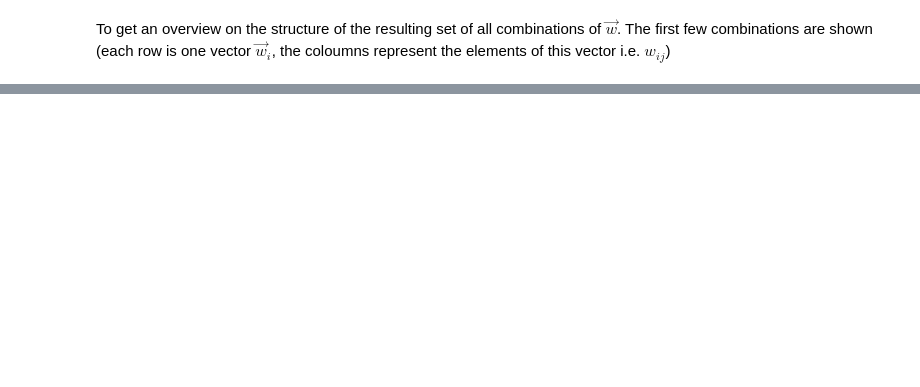
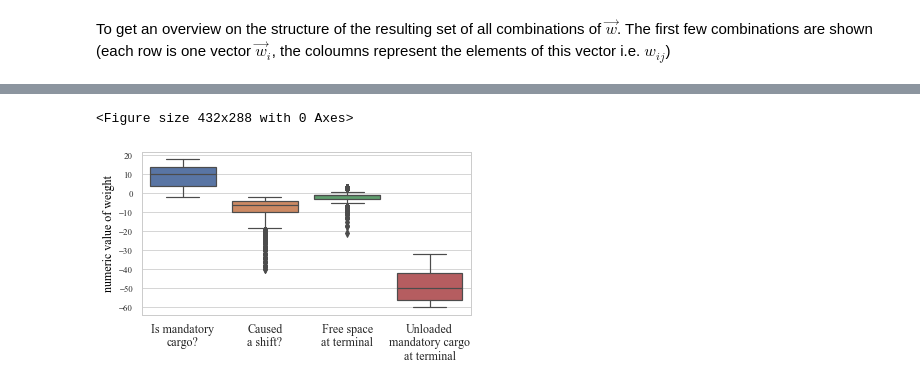
Before and after one commit to sbraun92/thesisSB, a Jupyter notebook: analysis/Reward Shaping.ipynb, the cells around one changed output, grey strips where cells are left out. Drawn from its saved outputs; the diff is of its cells as text; code cells hidden in the pictures; blank space fills up the shorter version.

```diff
--- a/analysis/Reward Shaping.ipynb
+++ b/analysis/Reward Shaping.ipynb
@@ -44,6 +48,6 @@ plt.tight_layout()
 # %%
 # This creates a set of all combinations of w in given ranges
-def makeMeshGrid(w_simpleLoading,w_shifts,w_terminalSpace, w_terminalMand):
-    systems = np.array(np.meshgrid(w_simpleLoading, w_shifts, w_terminalSpace, w_terminalMand)).T.reshape(-1, 4)
+def makeMeshGrid(w_mandatory_cargo,w_shifts,w_terminal_space, w_terminal_mand):
+    systems = np.array(np.meshgrid(w_mandatory_cargo, w_shifts, w_terminal_space, w_terminal_mand)).T.reshape(-1, 4)
 
     return systems
@@ -146,2 +168,4 @@ numberOfStowagePlans_macro = 20
 # %% [markdown]
 To get an overview on the structure of the resulting set of all combinations of $\vec{w}$. The first few combinations are shown (each row is one vector $\vec{w}_i$, the coloumns represent the elements of this vector i.e. $w_{ij}$)
+# %%
+score_of_all_Combinations, all_evaluations = calculate_scores(systems,number_stowage_plans, lanes=10,rows=14,time_info=True)
@@ -147,0 +175,40 @@ To get an overview on the structure of the resulting set of all combinations of
+# %%
+df_bestScores = score_of_all_Combinations[score_of_all_Combinations['Degree of Sort']
+                                          >score_of_all_Combinations['Degree of Sort'].max()*0.95]
+# %%
+sns.despine(left=True)
+sns.set_context("paper")
+#plt.rc('text.latex', preamble=r'\usepackage[T1]{fontenc}')
+plt.rcParams["font.family"] = "Times New Roman"
+plt.rcParams.update({'font.size': 11})
+plt.rcParams.update({'text.color' : "black",
+                     'axes.labelcolor' : "black"})
+
+#plt.tight_layout()
+
+#print(df_bestScores[['Loading','caused Shifts','unused Space','unloaded mandatory cargo']])
+
+fig = plt.figure(figsize=(5.9, 3.))
+
+
+x_labels = ['Is mandatory\ncargo?','Caused\na shift?',
+            'Free space\nat terminal','Unloaded\nmandatory cargo\nat terminal']
+
+#plt.xlabel(fontsize=12)
+ax = sns.boxplot(data = df_bestScores[['Mandatory Cargo','caused Shifts in %','unused Space','unloaded mandatory cargo']],
+                palette="deep")
+
+
+#ax.set_title("Boxplots of weights (only " +
+#          "systems with a D(F) = {}%)".format(round(100*score_of_all_Combinations['Degree of Sort'].max()),2), fontsize=12)
+
+plt.ylabel("numeric value of weight", fontsize=12)
+
+ax.set_xticklabels(x_labels, fontsize=12)
+#fig.autofmt_xdate()
+#save locally
+plt.savefig(module_path + '20201029MacrosearchL10R14.pdf', dpi=600, bbox_inches="tight")
+plt.show()
+# %% [output]
+<Figure size 432x288 with 0 Axes>
+[figure, added]
```
Also changed, not shown: parts of 44 cells of this notebook, 1 other file.
